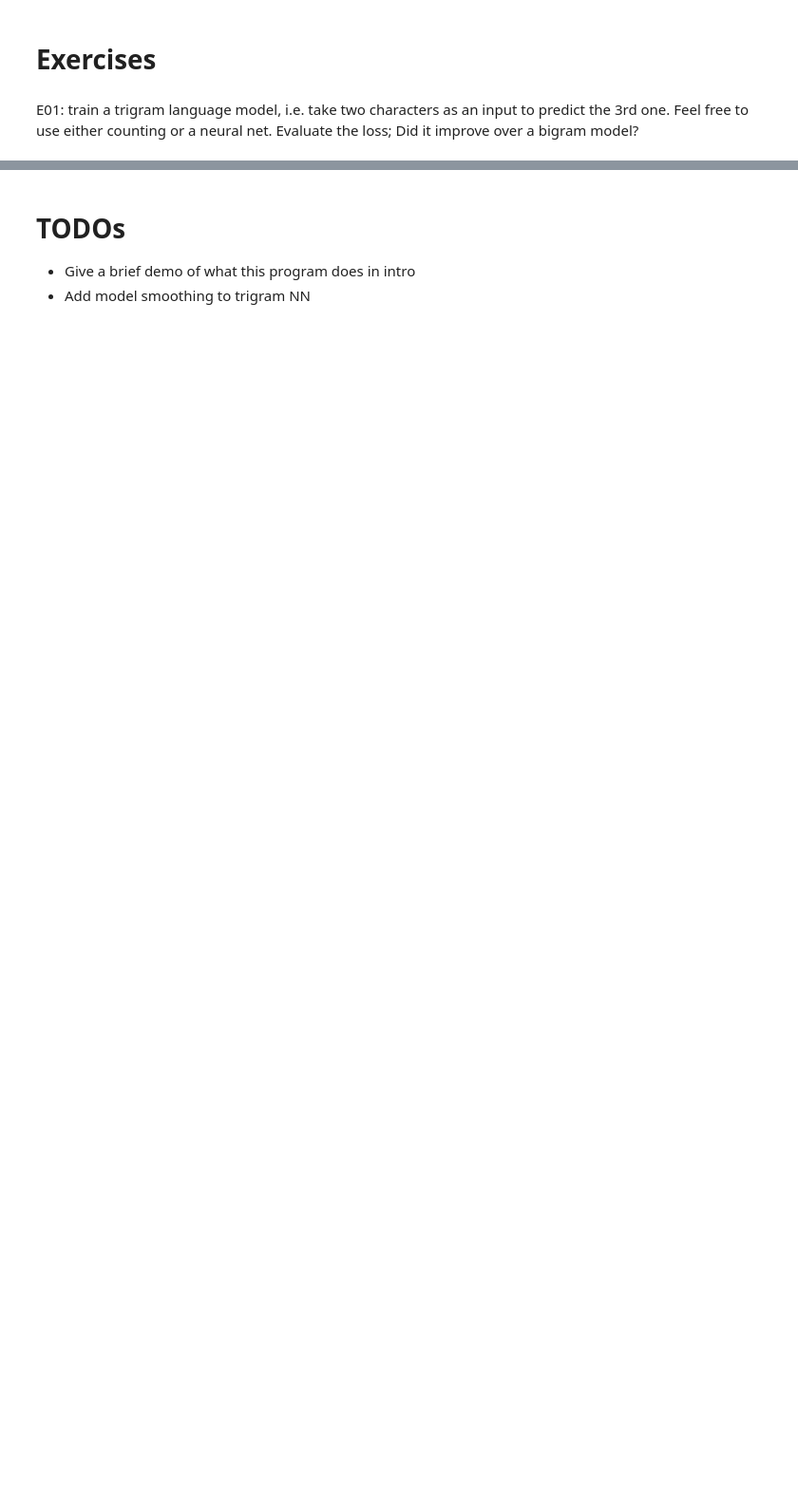
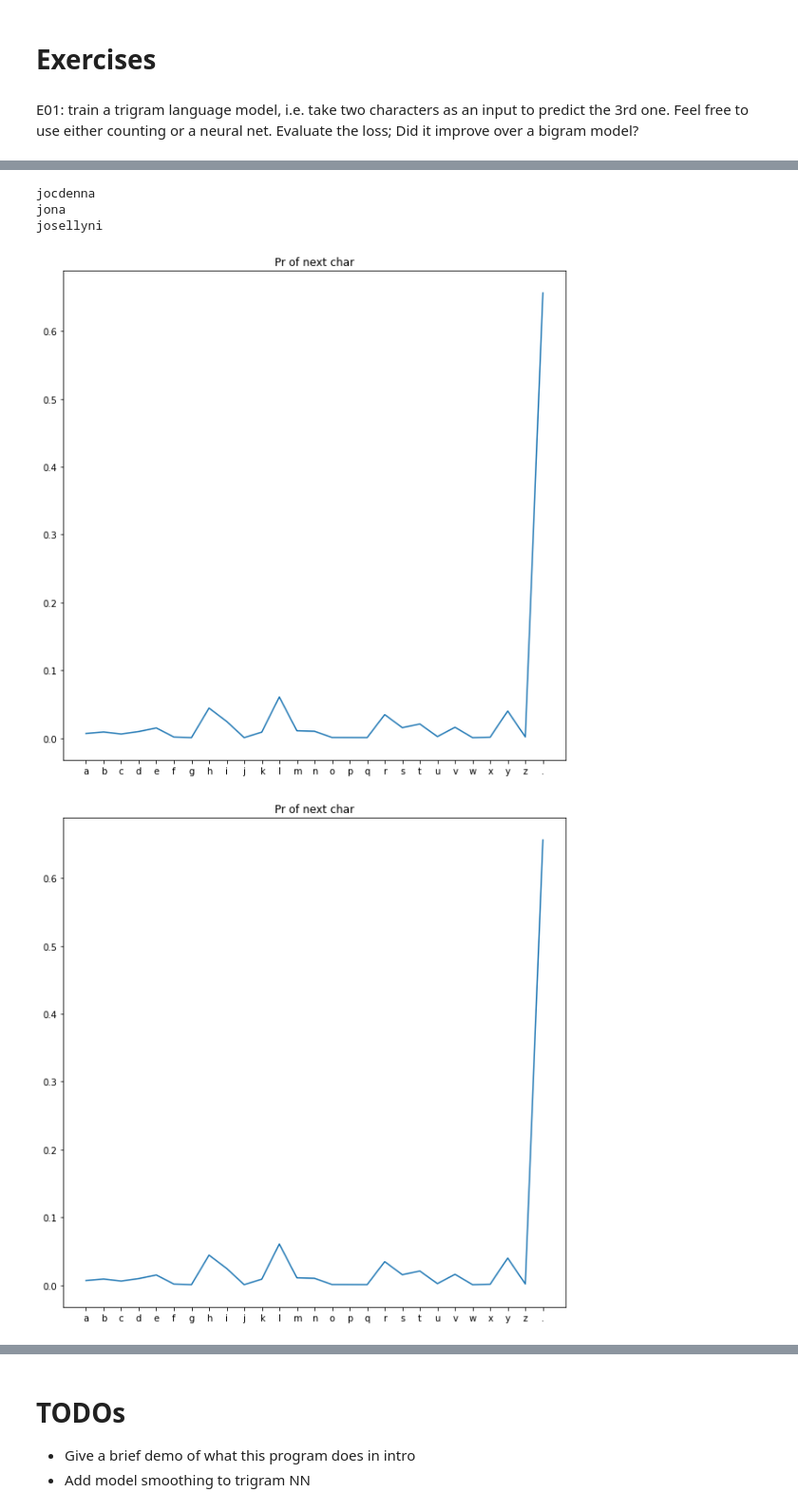
Before and after one commit to osamja/zero-to-hero, a Jupyter notebook: lecture_2/makemore_bigram_lm_scratch.ipynb, the cells around one changed output, grey strips where cells are left out. Shown: that part at 95% size. Saved outputs shown, nothing was run; the diff lists cells and outputs as text; code cells hidden in the pictures; blank space fills up the shorter version.

```diff
--- a/lecture_2/makemore_bigram_lm_scratch.ipynb
+++ b/lecture_2/makemore_bigram_lm_scratch.ipynb
@@ -613,0 +628,48 @@ Initial loss: 3.9350695610046387
+# %%
+# Ok now let's sample from our trigram neural net
+
+
+def makemore():
+  current_input = 'jo'
+  makemore = current_input
+  next_char = None
+  iter = 0
+  num_makes = 10
+
+  while True:
+    # prepare input for inference
+    ch1, ch2 = makemore[-2], makemore[-1]
+    ch1_index, ch2_index = [stoi[ch1]], [stoi[ch2]]
+    ch1, ch2 = torch.tensor(ch1_index), torch.tensor(ch2_index)
+    ch1_encoded = torch.nn.functional.one_hot(ch1, num_classes=27).float()
+    ch2_encoded = torch.nn.functional.one_hot(ch2, num_classes=27).float()
+    ch_encoded = torch.hstack((ch1_encoded, ch2_encoded))
+    ch_counts = ch_encoded @ trained_w  # Get "log counts" of next character
+    ch_counts = ch_counts.exp()       # Scale to positive values for probabilities
+
+    pr_dist = ch_counts / ch_counts.sum() # Keep Pr [0, 1] and sum to one
+
+    assert(f'pr_dist.sums to one: {pr_dist.sum()-1 <0.0001}')
+    # print(f'pr_dist: {pr_dist.shape, pr_dist[0]}')
+    next_char_index = torch.multinomial(pr_dist[0], 1, replacement=True)
+    next_char = itos[next_char_index.item()]
+    if next_char == '.':
+      plotPrDist(pr_dist)
+      return makemore
+
+    makemore += next_char
+    num_makes -= 1
+
+  # break
+
+i = 0
+while i != 3:
+  name = makemore()
+  print(name)
+  i+=1
+# %% [output]
+jocdenna
+jona
+josellyni
+[figure, added]
+[figure, added]
```
Also changed, not shown: parts of 24 cells of this notebook.
